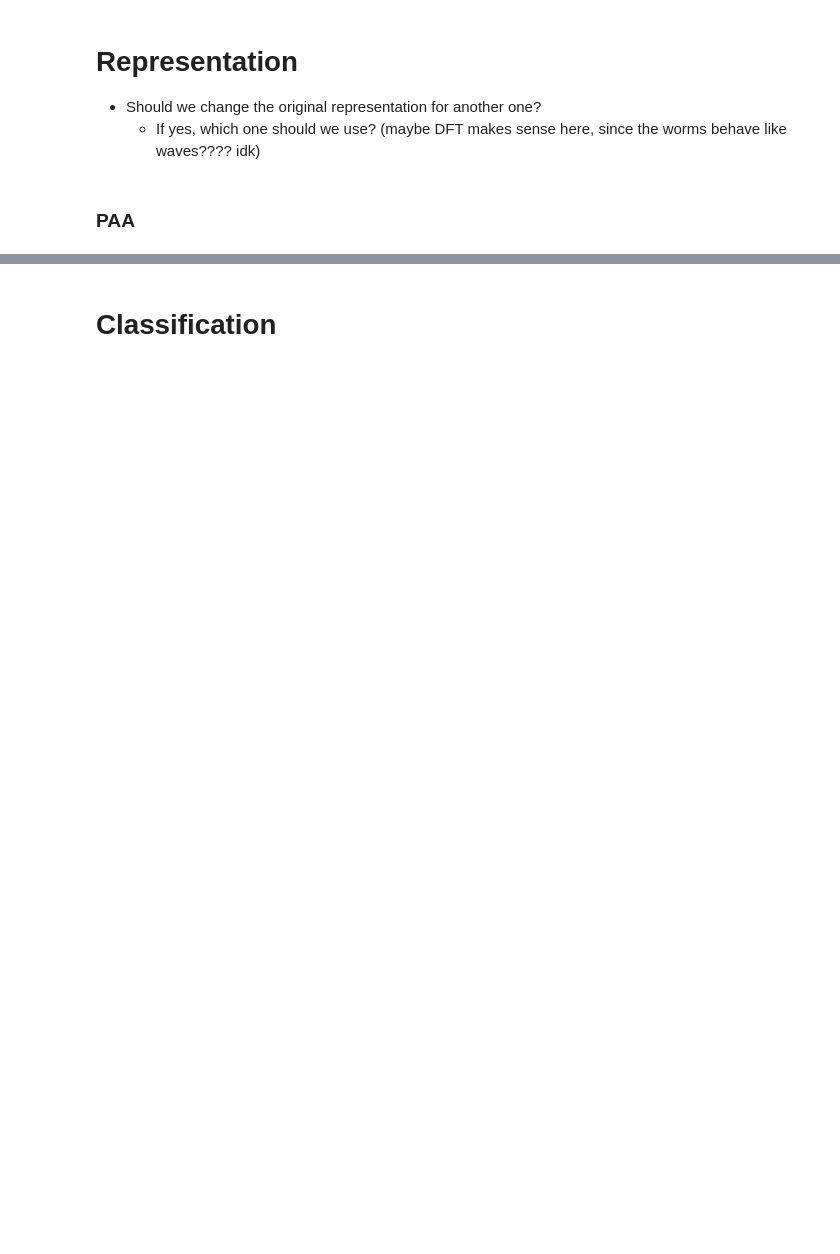
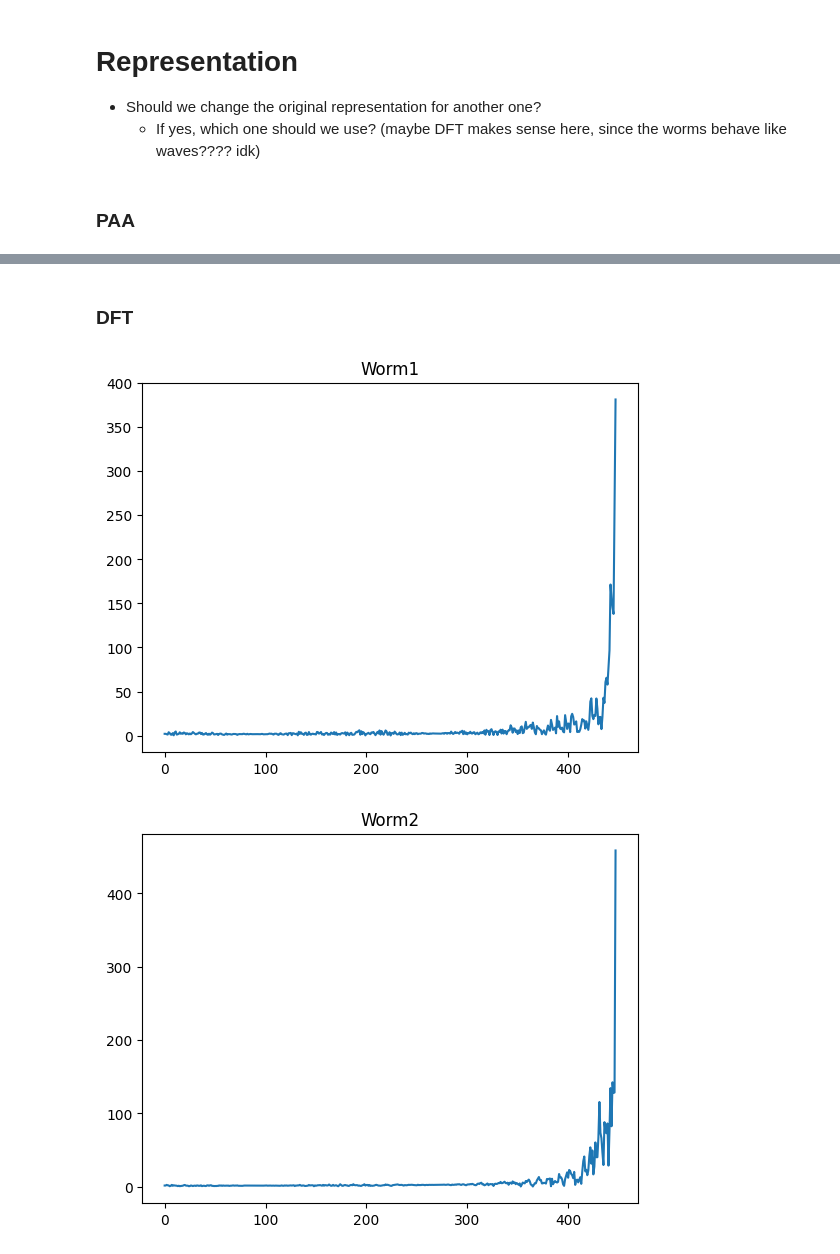
Before and after one commit to eduardotanqueiro/Project2-AAA, a Jupyter notebook: src/AAA2324_P2_62515_62928.ipynb, the cells around one changed output, grey strips where cells are left out. Cells and saved outputs as stored; diff of their text form; code cells hidden in the pictures; blank space fills up the shorter version.

Commit message:
Representation Methods and Classification

```diff
--- a/src/AAA2324_P2_62515_62928.ipynb
+++ b/src/AAA2324_P2_62515_62928.ipynb
@@ -102,2 +109,42 @@ X_test_paa = paa_representation.fit_transform(df_test)
 # %% [markdown]
-# Classification
+### DFT
+# %%
+dfts_train = np.fft.fft(df_train_mov_avg)
+dfts_test = np.fft.fft(df_test_mov_avg)
+
+# Why this? Because the DFT returns complex values and KNN does not support complex values
+# We convert a complex value into a tuple with the real and imaginary part as floats
+dfts_train_fin = []
+for worm in dfts_train:
+    temp = []
+    for complex_val in worm:
+        temp.append([complex_val.real, complex_val.imag])
+    dfts_train_fin.append(temp)
+
+dfts_test_fin = []
+for worm in dfts_test:
+    temp = []
+    for complex_val in worm:
+        temp.append([complex_val.real, complex_val.imag])
+    dfts_test_fin.append(temp)
+
+
+half = int(len(dfts_train[0])/2)
+
+# plot the dft
+plt.title("Worm1")
+plt.plot(abs(dfts_train[0][half:]))
+plt.show()
+
+# plot the dft
+plt.title("Worm2")
+plt.plot(abs(dfts_train[1][half:]))
+plt.show()
+
+# plot the dft
+plt.title("Worm3")
+plt.plot(abs(dfts_train[2][half:]))
+plt.show()
+# %% [output]
+[figure, added]
+[figure, added]
```
Also changed, not shown: parts of 22 cells of this notebook.
